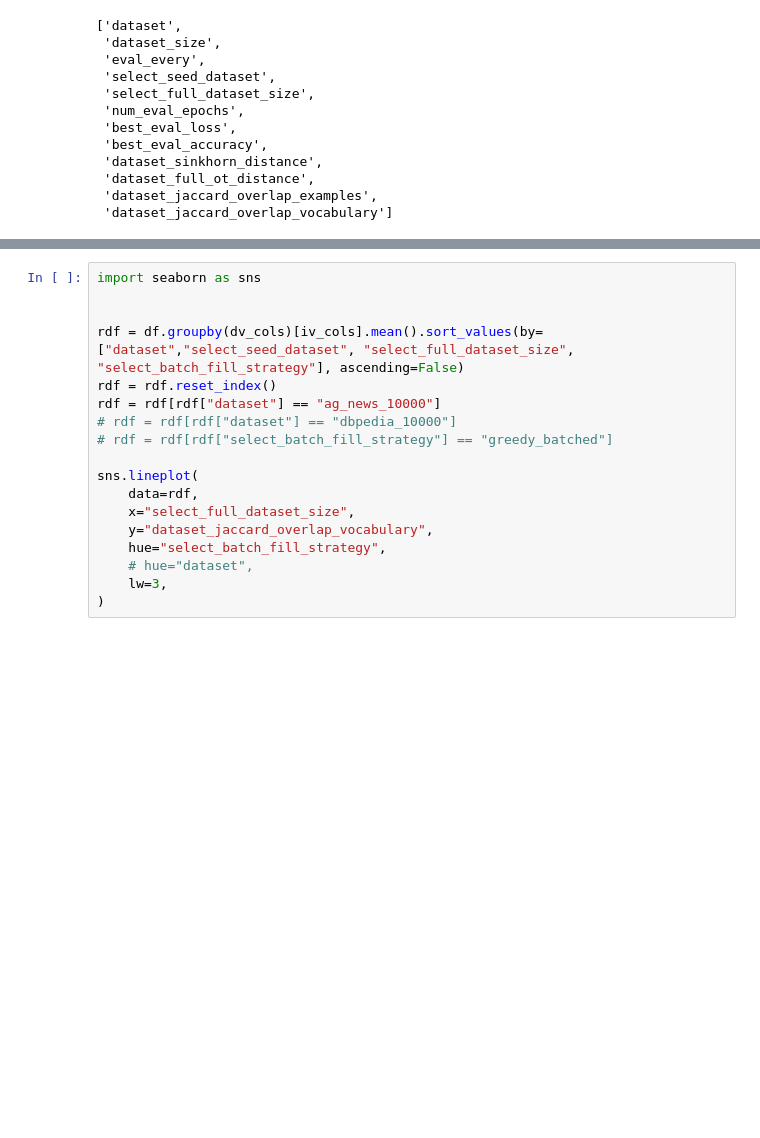
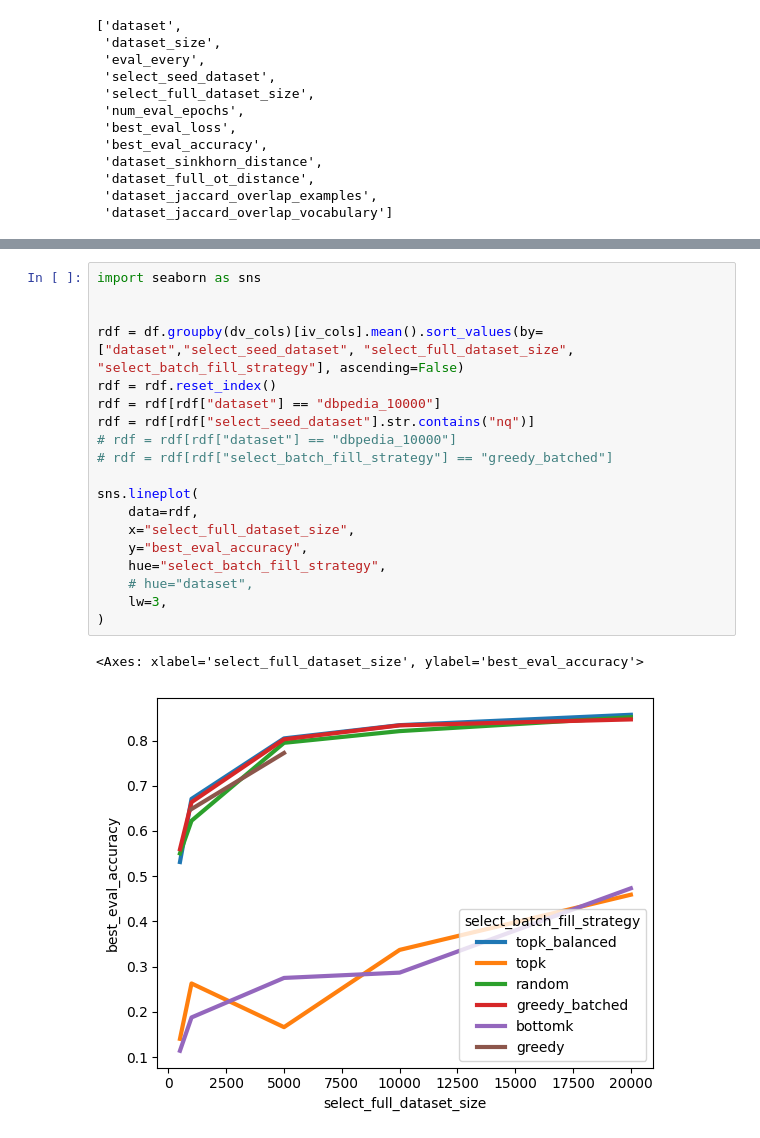
Before and after one commit to jxmorris12/reverse-training, a Jupyter notebook: nbs/2025_03_23_Experiments_first_try.ipynb, the cells around one changed output, grey strips where cells are left out. Saved outputs shown, nothing was run; the diff lists cells and outputs as text; blank space fills up the shorter version.

```diff
--- a/nbs/2025_03_23_Experiments_first_try.ipynb
+++ b/nbs/2025_03_23_Experiments_first_try.ipynb
@@ -118,18 +114,22 @@ df.groupby(dv_cols)[iv_cols].mean().sort_values(by=["dataset","select_seed_datas
 # %%
 import seaborn as sns
 
 
 rdf = df.groupby(dv_cols)[iv_cols].mean().sort_values(by=["dataset","select_seed_dataset", "select_full_dataset_size", "select_batch_fill_strategy"], ascending=False)
 rdf = rdf.reset_index()
-rdf = rdf[rdf["dataset"] == "ag_news_10000"]
+rdf = rdf[rdf["dataset"] == "dbpedia_10000"]
+rdf = rdf[rdf["select_seed_dataset"].str.contains("nq")]
 # rdf = rdf[rdf["dataset"] == "dbpedia_10000"]
 # rdf = rdf[rdf["select_batch_fill_strategy"] == "greedy_batched"]
 
 sns.lineplot(
     data=rdf,
     x="select_full_dataset_size",
-    y="dataset_jaccard_overlap_vocabulary",
+    y="best_eval_accuracy",
     hue="select_batch_fill_strategy",
     # hue="dataset",
     lw=3,
 )
+# %% [output]
+<Axes: xlabel='select_full_dataset_size', ylabel='best_eval_accuracy'>
+[figure, added]
```
Also changed, not shown: parts of 7 cells of this notebook, 2 other files.
